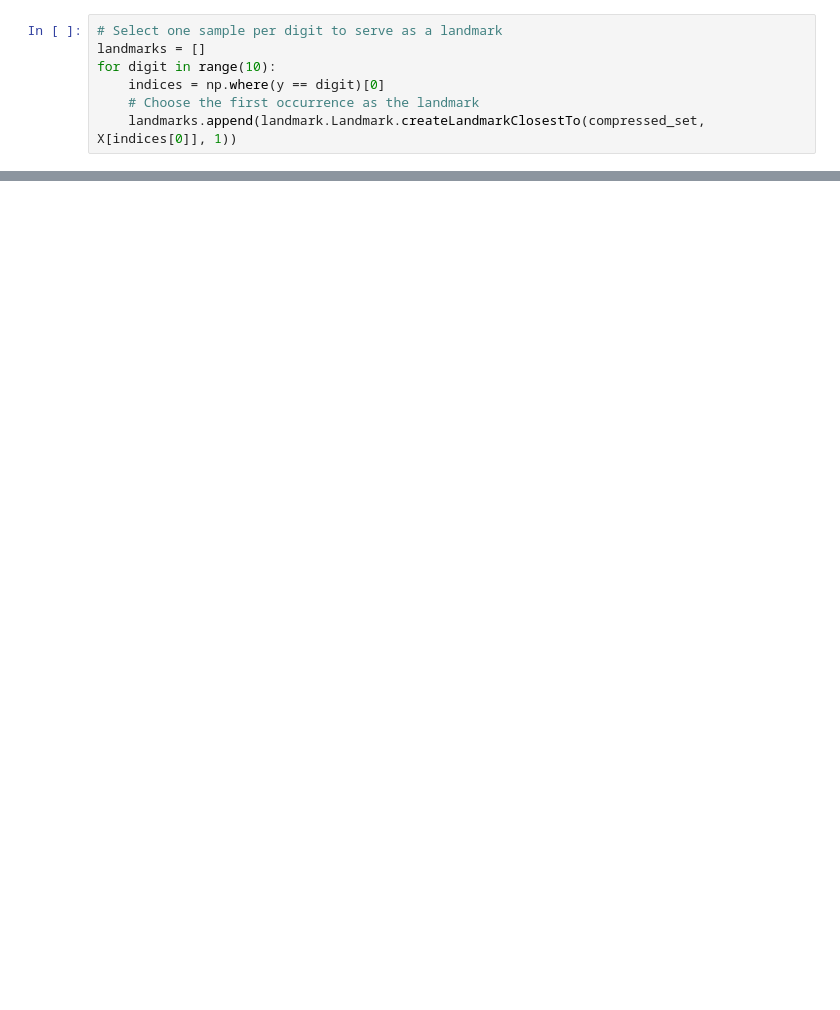
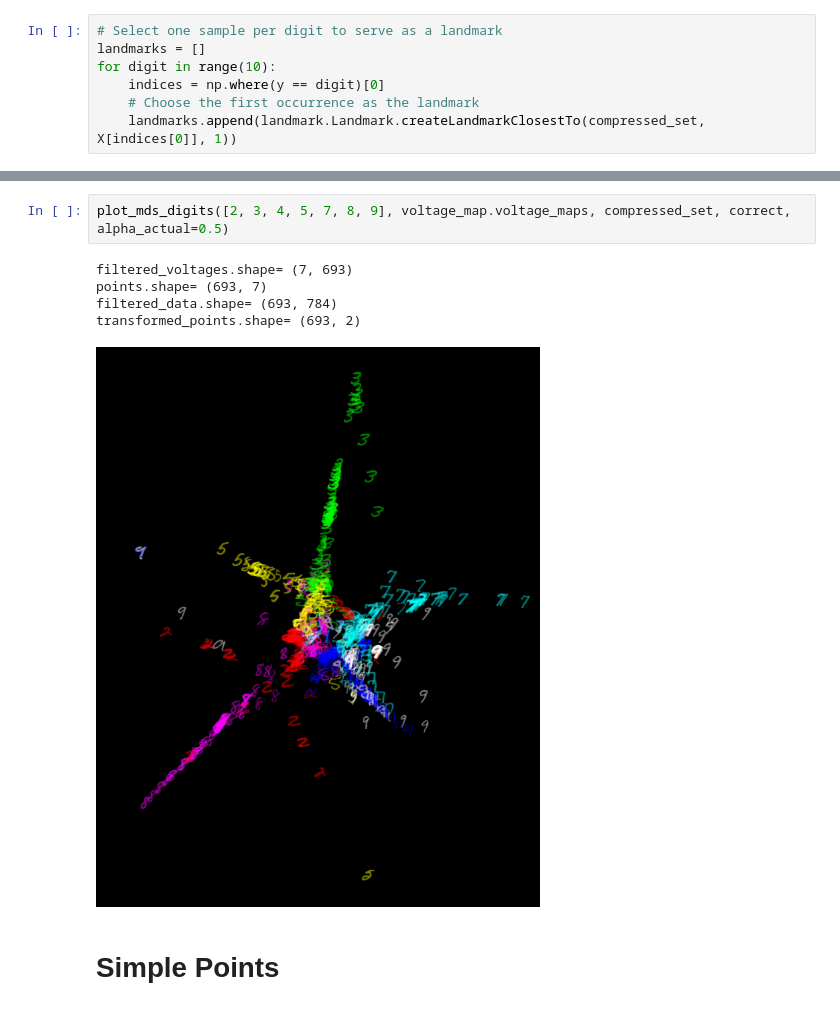
Before and after one commit to IceGawd/VoltageDimentionalReduction, a Jupyter notebook: notebooks/NewCodeTesting.ipynb, the cells around one changed output, grey strips where cells are left out. Drawn from its saved outputs; the diff is of its cells as text; blank space fills up the shorter version.

```diff
--- a/notebooks/NewCodeTesting.ipynb
+++ b/notebooks/NewCodeTesting.ipynb
@@ -167,0 +293,10 @@ TypeError: 'module' object is not callable
+# %%
+plot_mds_digits([2, 3, 4, 5, 7, 8, 9], voltage_map.voltage_maps, compressed_set, correct, alpha_actual=0.5)
+# %% [output]
+filtered_voltages.shape= (7, 693)
+points.shape= (693, 7)
+filtered_data.shape= (693, 784)
+transformed_points.shape= (693, 2)
+[figure, added]
+# %% [markdown]
+# Simple Points
```
Also changed, not shown: parts of 17 cells of this notebook, 7 other files.
